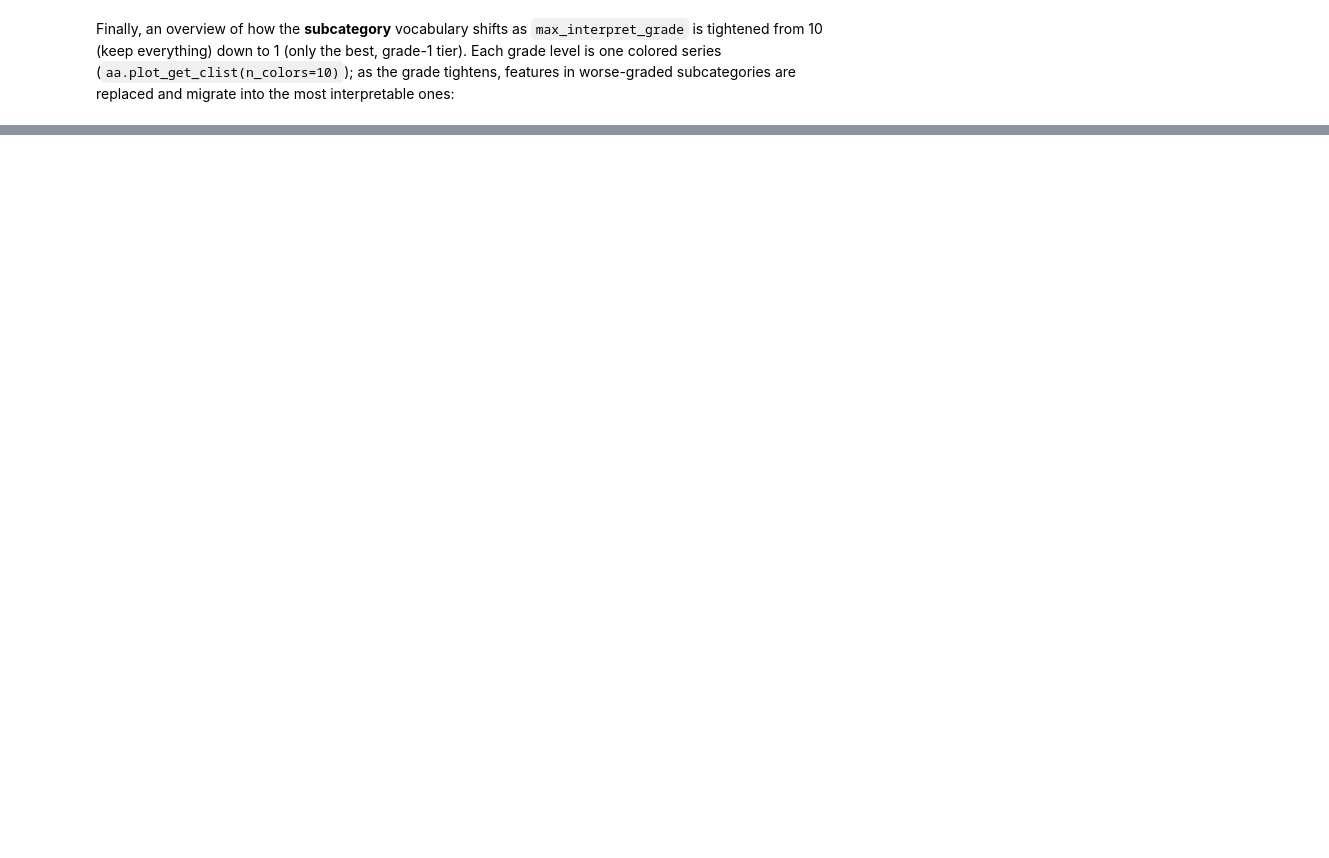
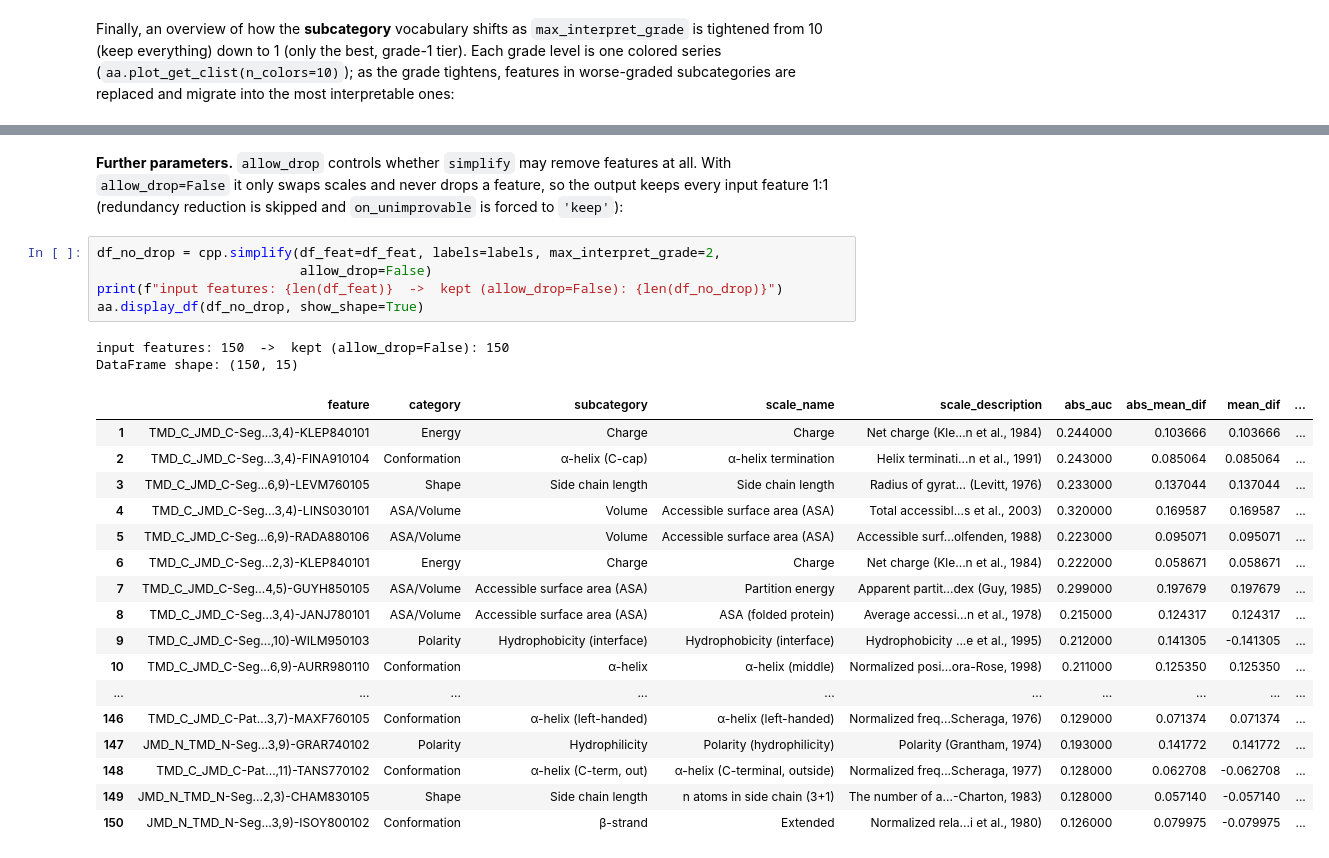
Before and after one commit to breimanntools/aaanalysis, a Jupyter notebook: examples/feature_engineering/cpp_simplify.ipynb, the cells around one changed output, grey strips where cells are left out. Drawn from its saved outputs; the diff is of its cells as text; blank space fills up the shorter version.

```diff
--- a/examples/feature_engineering/cpp_simplify.ipynb
+++ b/examples/feature_engineering/cpp_simplify.ipynb
@@ -344,0 +345,27 @@ Coil (N-term)                   0   0   0   0   0   1   1   1   1   1
+# %% [markdown]
+**Further parameters.** ``allow_drop`` controls whether ``simplify`` may remove features at all. With ``allow_drop=False`` it only swaps scales and never drops a feature, so the output keeps every input feature 1:1 (redundancy reduction is skipped and ``on_unimprovable`` is forced to ``'keep'``):
+# %%
+df_no_drop = cpp.simplify(df_feat=df_feat, labels=labels, max_interpret_grade=2,
+                          allow_drop=False)
+print(f"input features: {len(df_feat)}  ->  kept (allow_drop=False): {len(df_no_drop)}")
+aa.display_df(df_no_drop, show_shape=True)
+# %% [output]
+input features: 150  ->  kept (allow_drop=False): 150
+DataFrame shape: (150, 15)
+|  | feature | category | subcategory | scale_name | scale_description | abs_auc | abs_mean_dif | mean_dif | ... |
+| 1 | TMD_C_JMD_C-Seg...3,4)-KLEP840101 | Energy | Charge | Charge | Net charge (Kle...n et al., 1984) | 0.244000 | 0.103666 | 0.103666 | ... |
+| 2 | TMD_C_JMD_C-Seg...3,4)-FINA910104 | Conformation | α-helix (C-cap) | α-helix termination | Helix terminati...n et al., 1991) | 0.243000 | 0.085064 | 0.085064 | ... |
+| 3 | TMD_C_JMD_C-Seg...6,9)-LEVM760105 | Shape | Side chain length | Side chain length | Radius of gyrat... (Levitt, 1976) | 0.233000 | 0.137044 | 0.137044 | ... |
+| 4 | TMD_C_JMD_C-Seg...3,4)-LINS030101 | ASA/Volume | Volume | Accessible surface area (ASA) | Total accessibl...s et al., 2003) | 0.320000 | 0.169587 | 0.169587 | ... |
+| 5 | TMD_C_JMD_C-Seg...6,9)-RADA880106 | ASA/Volume | Volume | Accessible surface area (ASA) | Accessible surf...olfenden, 1988) | 0.223000 | 0.095071 | 0.095071 | ... |
+| 6 | TMD_C_JMD_C-Seg...2,3)-KLEP840101 | Energy | Charge | Charge | Net charge (Kle...n et al., 1984) | 0.222000 | 0.058671 | 0.058671 | ... |
+| 7 | TMD_C_JMD_C-Seg...4,5)-GUYH850105 | ASA/Volume | Accessible surface area (ASA) | Partition energy | Apparent partit...dex (Guy, 1985) | 0.299000 | 0.197679 | 0.197679 | ... |
+| 8 | TMD_C_JMD_C-Seg...3,4)-JANJ780101 | ASA/Volume | Accessible surface area (ASA) | ASA (folded protein) | Average accessi...n et al., 1978) | 0.215000 | 0.124317 | 0.124317 | ... |
+| 9 | TMD_C_JMD_C-Seg...,10)-WILM950103 | Polarity | Hydrophobicity (interface) | Hydrophobicity (interface) | Hydrophobicity ...e et al., 1995) | 0.212000 | 0.141305 | -0.141305 | ... |
+| 10 | TMD_C_JMD_C-Seg...6,9)-AURR980110 | Conformation | α-helix | α-helix (middle) | Normalized posi...ora-Rose, 1998) | 0.211000 | 0.125350 | 0.125350 | ... |
+| ... | ... | ... | ... | ... | ... | ... | ... | ... | ... |
+| 146 | TMD_C_JMD_C-Pat...3,7)-MAXF760105 | Conformation | α-helix (left-handed) | α-helix (left-handed) | Normalized freq...Scheraga, 1976) | 0.129000 | 0.071374 | 0.071374 | ... |
+| 147 | JMD_N_TMD_N-Seg...3,9)-GRAR740102 | Polarity | Hydrophilicity | Polarity (hydrophilicity) | Polarity (Grantham, 1974) | 0.193000 | 0.141772 | 0.141772 | ... |
+| 148 | TMD_C_JMD_C-Pat...,11)-TANS770102 | Conformation | α-helix (C-term, out) | α-helix (C-terminal, outside) | Normalized freq...Scheraga, 1977) | 0.128000 | 0.062708 | -0.062708 | ... |
+| 149 | JMD_N_TMD_N-Seg...2,3)-CHAM830105 | Shape | Side chain length | n atoms in side chain (3+1) | The number of a...-Charton, 1983) | 0.128000 | 0.057140 | -0.057140 | ... |
+| 150 | JMD_N_TMD_N-Seg...3,9)-ISOY800102 | Conformation | β-strand | Extended | Normalized rela...i et al., 1980) | 0.126000 | 0.079975 | -0.079975 | ... |
```
Also changed, not shown: parts of 3 cells of this notebook, 23 other files.
